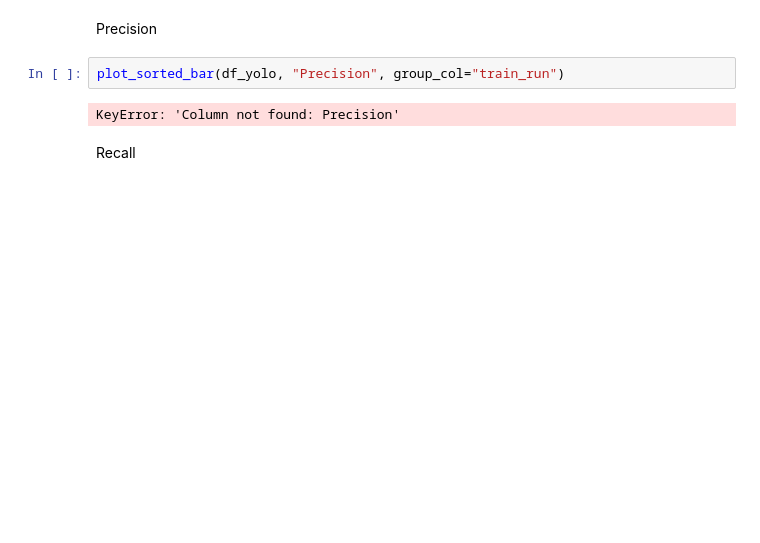
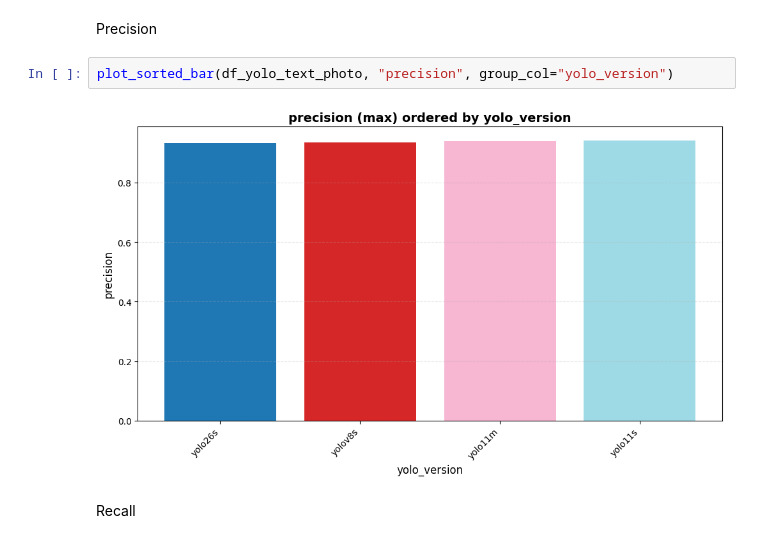
Before and after one commit to danielpiresribeiro123-code/cv_analyser_research, a Jupyter notebook: src/analysis/models/yolo/yolo_analysis.ipynb, the cells around one changed output. Drawn from its saved outputs; the diff is of its cells as text; blank space fills up the shorter version.

```diff
--- a/src/analysis/models/yolo/yolo_analysis.ipynb
+++ b/src/analysis/models/yolo/yolo_analysis.ipynb
@@ -592,9 +592,9 @@ plot_sorted_bar(df_yolo, "mAP50", group_col="train_run")
 # %% [markdown]
 Precision
 # %%
-plot_sorted_bar(df_yolo, "Precision", group_col="train_run")
+plot_sorted_bar(df_yolo_text_photo, "precision", group_col="yolo_version")
 # %% [output]
-KeyError: 'Column not found: Precision'
+[figure, added]
 # %% [markdown]
 Recall
 # %%
```
Also changed, not shown: parts of 9 cells of this notebook, 6 other files.
